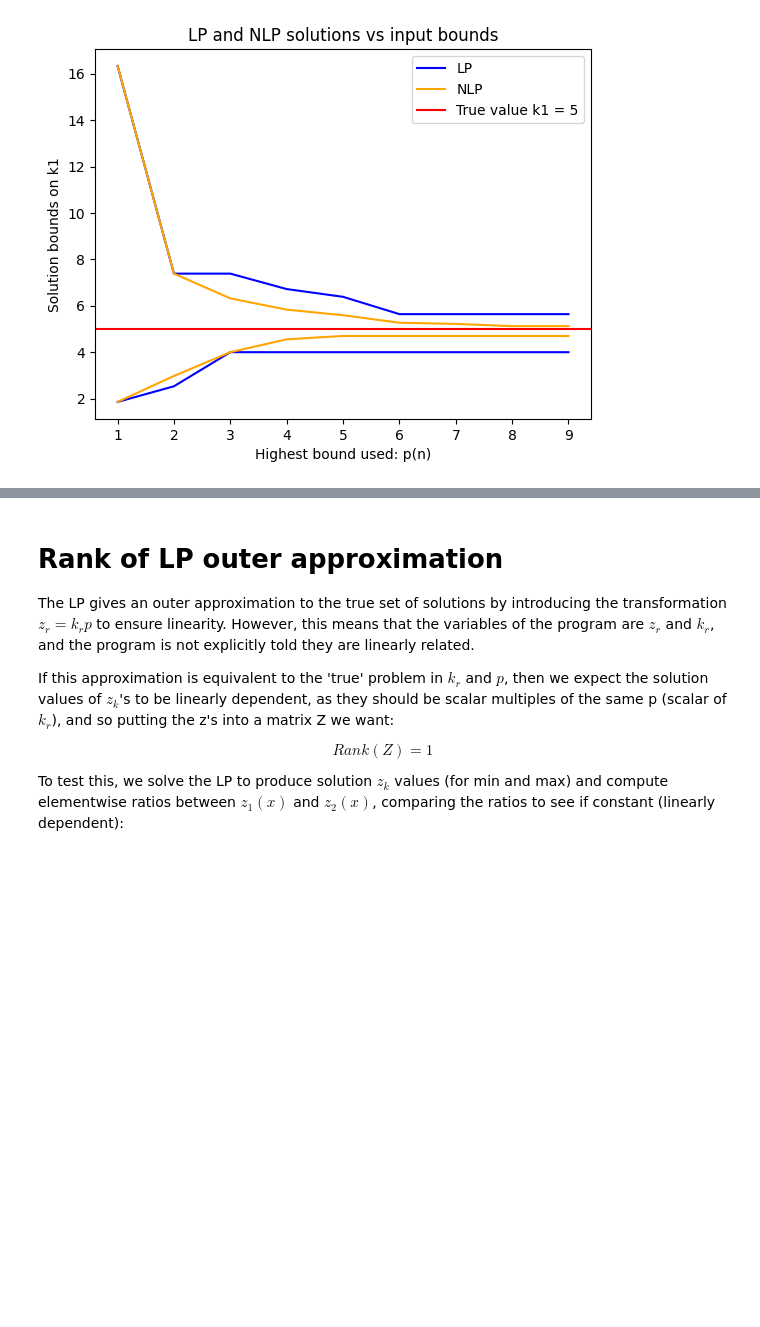
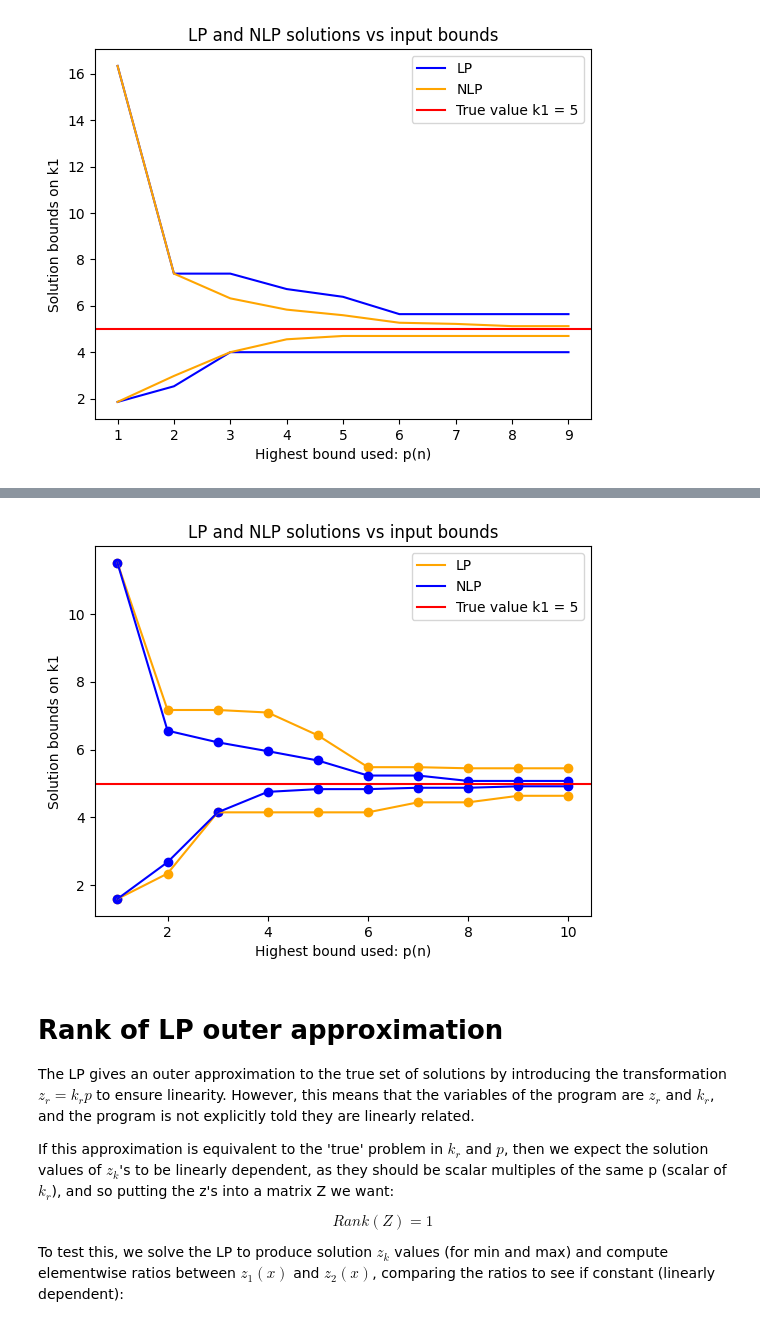
Before and after one commit to willjgh/M4R, a Jupyter notebook: birth_death_reaction.ipynb, the cells around one changed output, grey strips where cells are left out. Saved outputs shown, nothing was run; the diff lists cells and outputs as text; code cells hidden in the pictures; blank space fills up the shorter version.

Commit message:
Plot updates: added points for clarity.

```diff
--- a/birth_death_reaction.ipynb
+++ b/birth_death_reaction.ipynb
@@ -1316,6 +1316,10 @@ def birth_death_NLP(indices, intervals, printing=False):
 
     # Model
     m = gp.Model("birth_death")
+
+    # set options
+    if not printing:
+        m.Params.LogToConsole = 0
 
     # Variables:
     # p in [0, 1], rates in [0, K] where max is set for computational reasons
@@ -1569,0 +1576,14 @@ plt.show()
+# %%
+# create confidence intervals
+k1 = 5
+k2 = 1
+x_max = 12
+estimates, intervals = bootstrap([x for x in range(x_max)], 0, [k1, k2], 100, 1000, 1000, printing=True)
+
+# true stationary distribution
+true_p = [(k1 / k2)**k * math.exp(-k1 / k2) / math.factorial(k) for k in range(x_max)]
+for x in range(x_max):
+    valid = False
+    if intervals[x][0] <= true_p[x] and intervals[x][1] >= true_p[x]:
+        valid = True
+    print(f"True value of p({x}) is: {true_p[x]} , CI is {valid}")
@@ -1570,3 +1608,46 @@ plt.show()
+# %%
+# range(N) => using equations [0, ..., N - 1] => bounds p(0), ..., p(N)
+lbs_LP, ubs_LP = [], []
+infeasible_LP = []
+ns = [n for n in range(1, x_max - 1)]
+for n in ns:
+    lb_LP, ub_LP = birth_death_LP(range(n), intervals, printing=False)
+    lbs_LP.append(lb_LP)
+    ubs_LP.append(ub_LP)
+    if lb_LP == None:
+        infeasible_LP.append(n)
+
+# solve using NLP
+lbs_NLP, ubs_NLP = [], []
+infeasible_NLP = []
+ns = [n for n in range(1, x_max - 1)]
+for n in ns:
+    lb_NLP, ub_NLP = birth_death_NLP(range(n), intervals, printing=False)
+    lbs_NLP.append(lb_NLP)
+    ubs_NLP.append(ub_NLP)
+    if lb_NLP == None:
+        infeasible_NLP.append(n)
+
+plt.plot(ns, lbs_LP, label="LP", color="orange")
+plt.plot(ns, ubs_LP, color="orange")
+plt.scatter(ns, lbs_LP, color="orange")
+plt.scatter(ns, ubs_LP, color="orange")
+for n in infeasible_LP:
+    plt.axvline(n, color="green")
+plt.plot(ns, lbs_NLP, label="NLP", color="blue")
+plt.plot(ns, ubs_NLP, color="blue")
+plt.scatter(ns, lbs_NLP, color="blue")
+plt.scatter(ns, ubs_NLP, color="blue")
+for n in infeasible_NLP:
+    plt.axvline(n, color="purple")
+plt.axhline(k1, label=f"True value k1 = {k1}", color="red")
+plt.legend()
+plt.xlabel("Highest bound used: p(n)")
+plt.ylabel("Solution bounds on k1")
+plt.title("LP and NLP solutions vs input bounds")
+plt.show()
+# %% [output]
+[figure, added]
 # %% [markdown]
 # Rank of LP outer approximation
 
```
Also changed, not shown: parts of 4 cells of this notebook.
